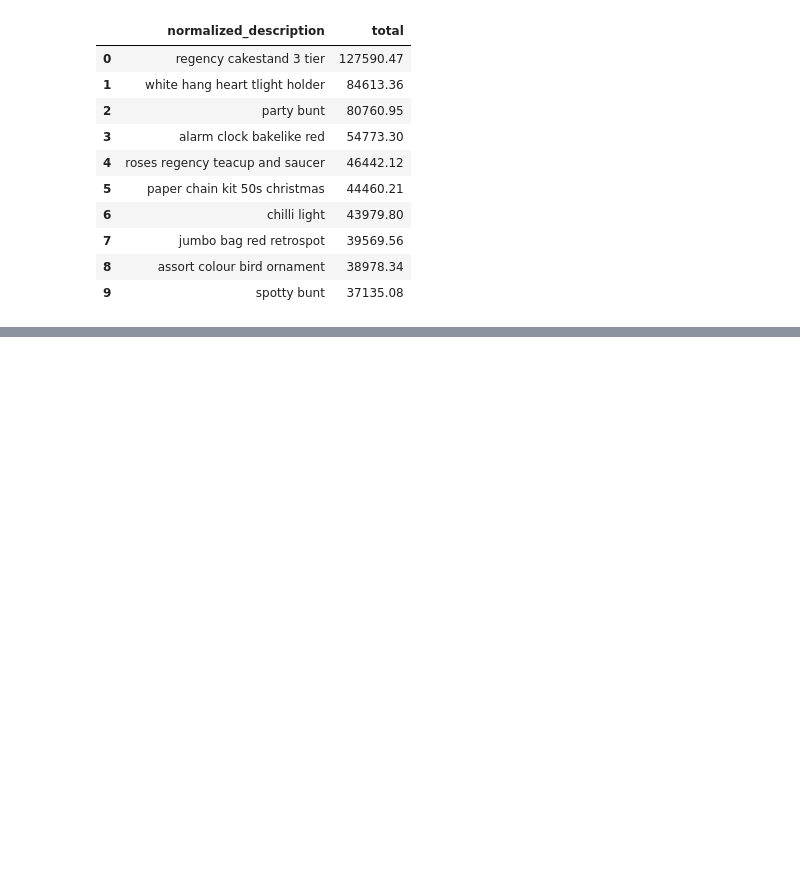
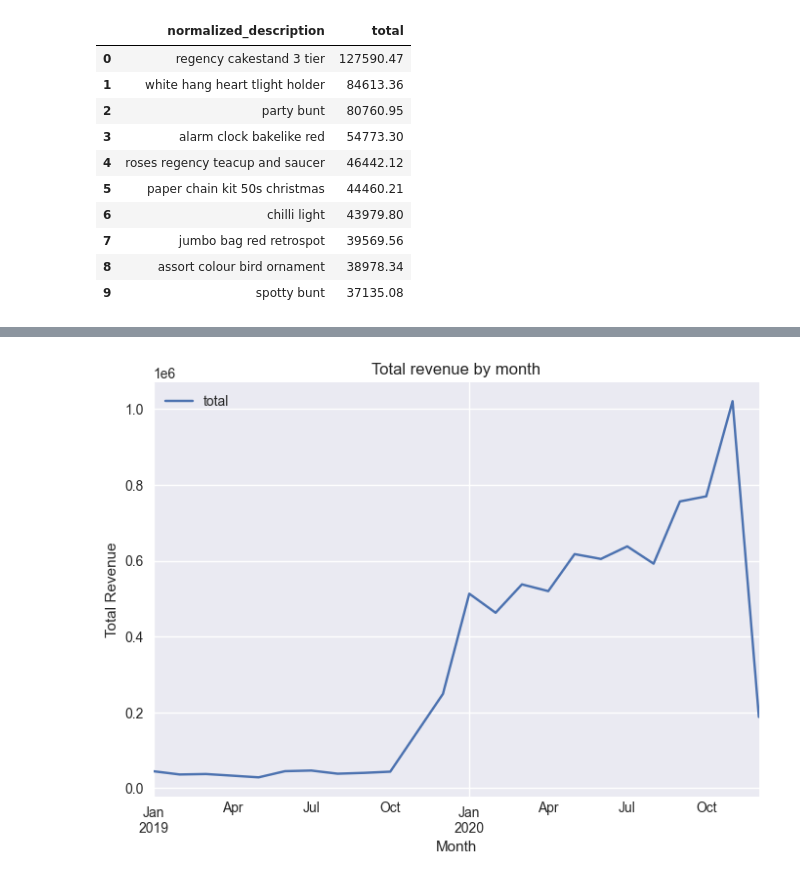
Before and after one commit to shimapi/hackathon-tripleten, a Jupyter notebook: notebook/EDA_clean.ipynb, the cells around one changed output, grey strips where cells are left out. Cells and saved outputs as stored; diff of their text form; code cells hidden in the pictures; blank space fills up the shorter version.

```diff
--- a/notebook/EDA_clean.ipynb
+++ b/notebook/EDA_clean.ipynb
@@ -226,0 +236,4 @@ plt.show()
+# %%
+# creamos la columna month
+df_pos_typical.loc[:,'month'] = df_pos_typical['invoice_date'].dt.to_period('M')
+df_pos_typical['month']
@@ -226,0 +258,10 @@ plt.show()
+# %%
+# graficamos las ventas totales por mes
+df_pos_typical.groupby(by='month').agg({'total': 'sum'}).sort_values(by='month').reset_index().plot(x='month', y='total')
+
+plt.xlabel('Month')
+plt.ylabel('Total Revenue')
+plt.title('Total revenue by month')
+plt.show()
+# %% [output]
+[figure, added]
```
Also changed, not shown: parts of 9 cells of this notebook.
